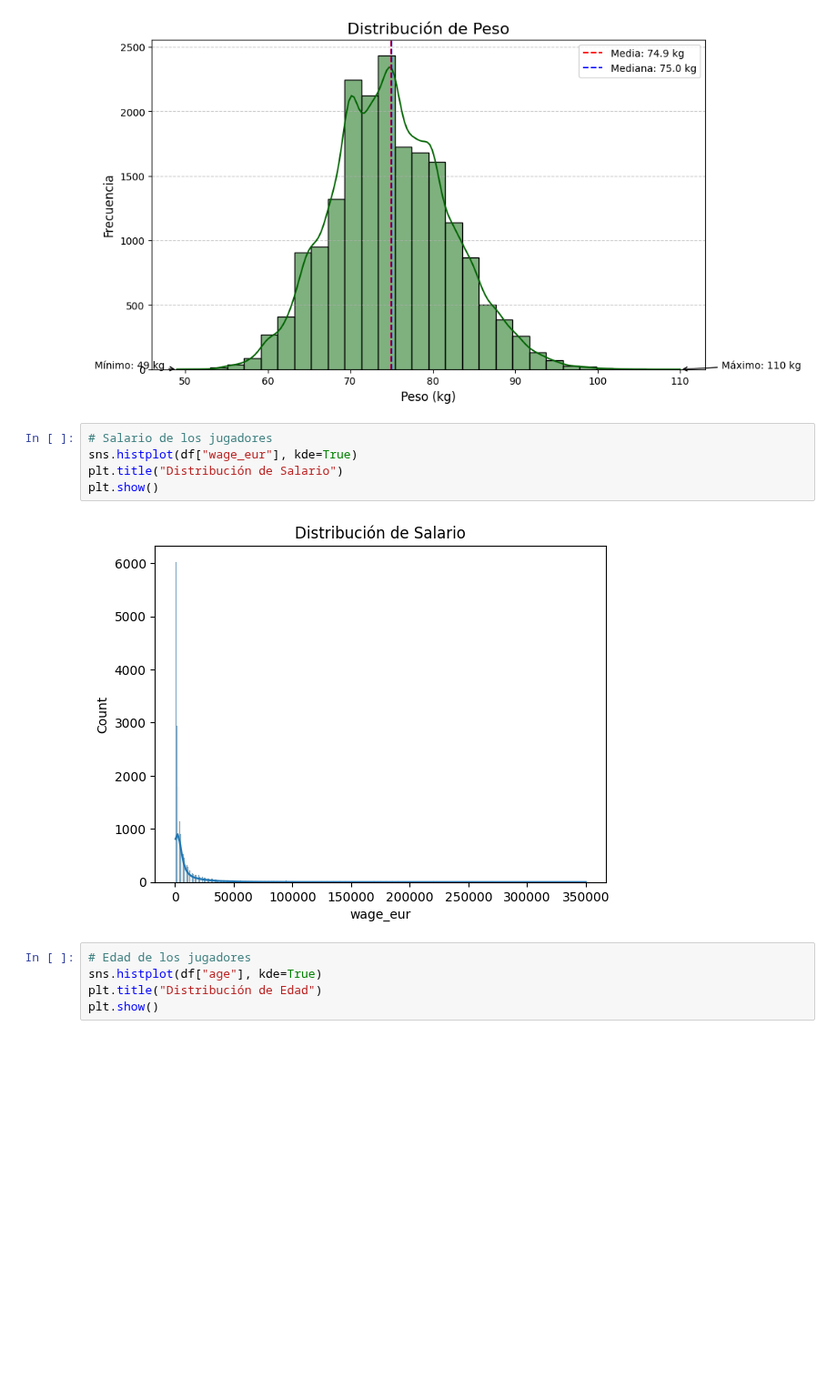
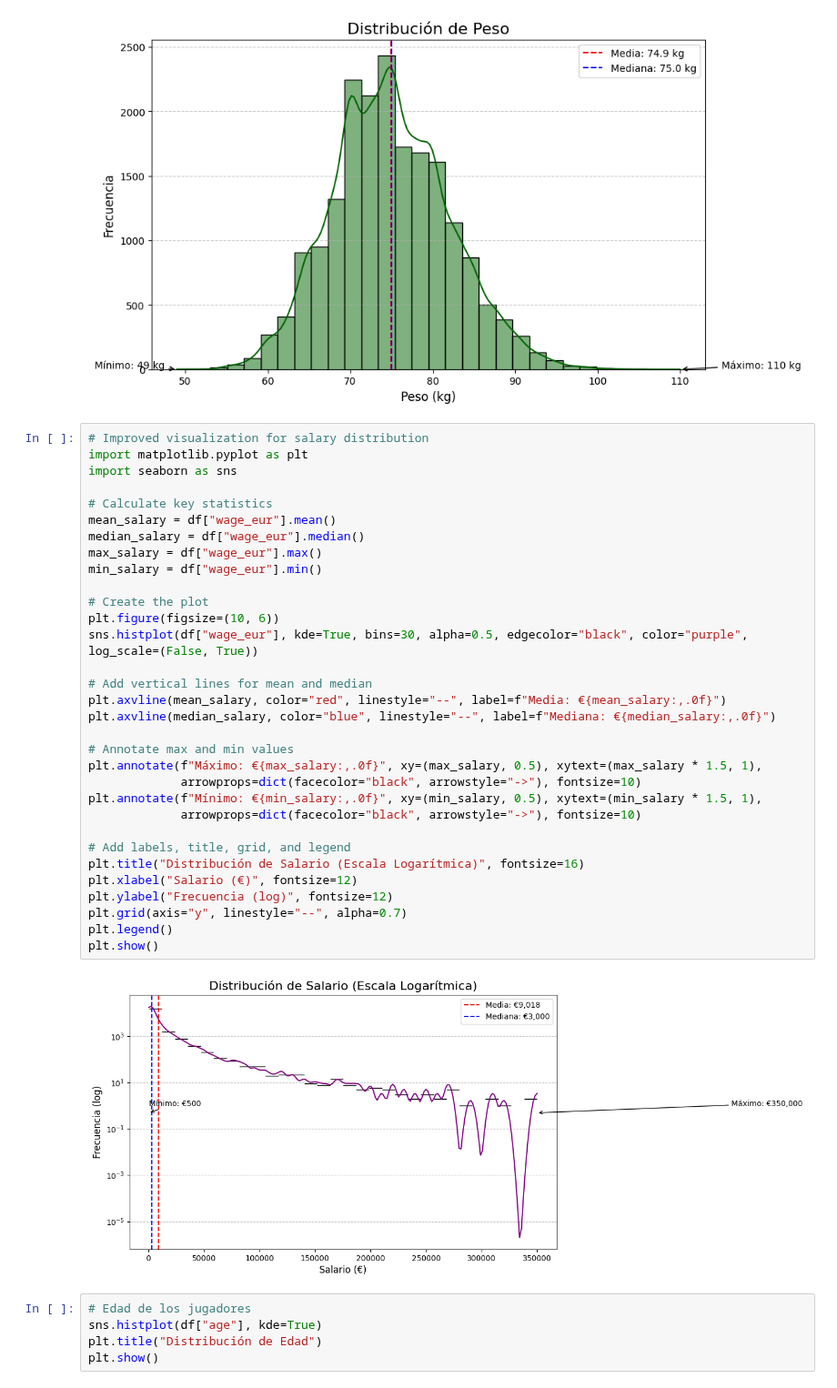
Before and after one commit to julihocc/202511-tec-3d, a Jupyter notebook: fifa22-eda.ipynb, the cells around one changed output. Shown at 91% size. Cells and saved outputs as stored; diff of their text form; blank space fills up the shorter version.

Commit message:
Improve salary viz

```diff
--- a/fifa22-eda.ipynb
+++ b/fifa22-eda.ipynb
@@ -151,12 +151,39 @@ plt.show()
 # %% [output]
 [figure]
 # %%
-# Salario de los jugadores
-sns.histplot(df["wage_eur"], kde=True)
-plt.title("Distribución de Salario")
+# Improved visualization for salary distribution
+import matplotlib.pyplot as plt
+import seaborn as sns
+
+# Calculate key statistics
+mean_salary = df["wage_eur"].mean()
+median_salary = df["wage_eur"].median()
+max_salary = df["wage_eur"].max()
+min_salary = df["wage_eur"].min()
+
+# Create the plot
+plt.figure(figsize=(10, 6))
+sns.histplot(df["wage_eur"], kde=True, bins=30, alpha=0.5, edgecolor="black", color="purple", log_scale=(False, True))
+
+# Add vertical lines for mean and median
+plt.axvline(mean_salary, color="red", linestyle="--", label=f"Media: €{mean_salary:,.0f}")
+plt.axvline(median_salary, color="blue", linestyle="--", label=f"Mediana: €{median_salary:,.0f}")
+
+# Annotate max and min values
+plt.annotate(f"Máximo: €{max_salary:,.0f}", xy=(max_salary, 0.5), xytext=(max_salary * 1.5, 1),
+             arrowprops=dict(facecolor="black", arrowstyle="->"), fontsize=10)
+plt.annotate(f"Mínimo: €{min_salary:,.0f}", xy=(min_salary, 0.5), xytext=(min_salary * 1.5, 1),
+             arrowprops=dict(facecolor="black", arrowstyle="->"), fontsize=10)
+
+# Add labels, title, grid, and legend
+plt.title("Distribución de Salario (Escala Logarítmica)", fontsize=16)
+plt.xlabel("Salario (€)", fontsize=12)
+plt.ylabel("Frecuencia (log)", fontsize=12)
+plt.grid(axis="y", linestyle="--", alpha=0.7)
+plt.legend()
 plt.show()
 # %% [output]
-[figure, old version]
+[figure, new version]
 # %%
 # Edad de los jugadores
 sns.histplot(df["age"], kde=True)
```
